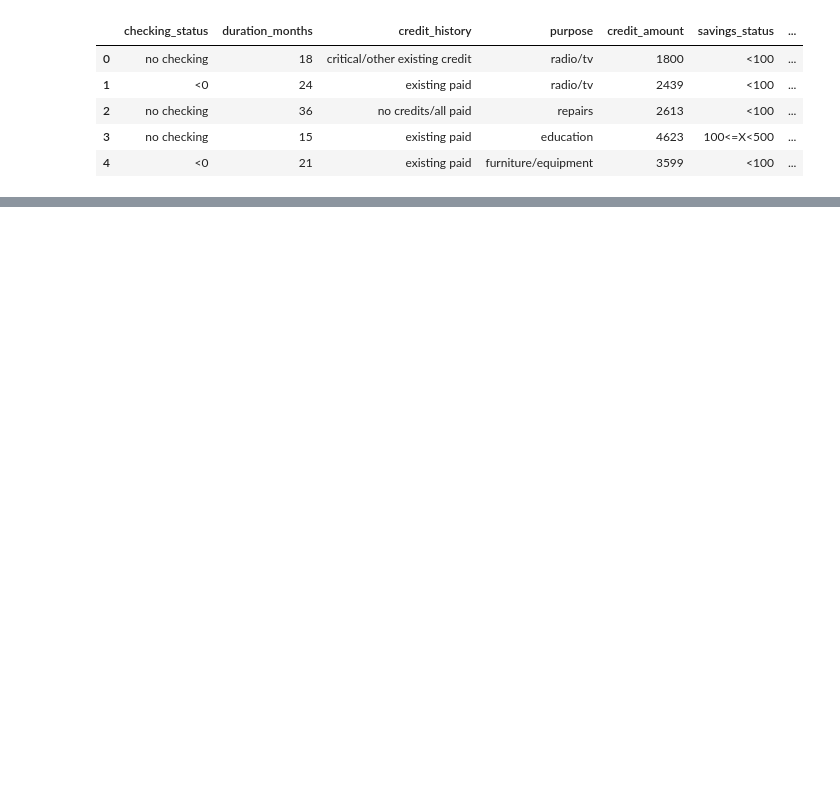
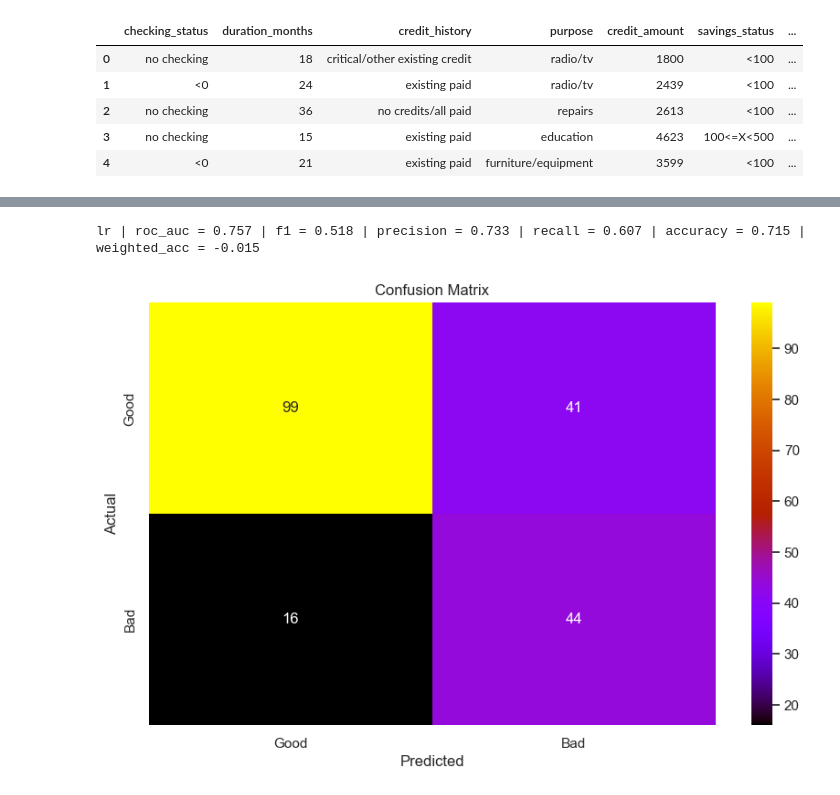
Before and after one commit to Shilenkovv/Credit_risk, a Jupyter notebook: notebooks/train.ipynb, the cells around one changed output, grey strips where cells are left out. Drawn from its saved outputs; the diff is of its cells as text; code cells hidden in the pictures; blank space fills up the shorter version.

```diff
--- a/notebooks/train.ipynb
+++ b/notebooks/train.ipynb
@@ -342,9 +366,9 @@ rf_pipeline = Pipeline(steps=[
 ])
 
 grid_params_rf = {
-    'classify__n_estimators': range(50, 1000, 25),
-    'classify__max_depth': range(1, 11),
-    'classify__min_samples_leaf': [5, 10, 15, 25, 50, 60, 70, 80, 90, 100],
+    'classify__n_estimators': range(50, 1000, 100),
+    'classify__max_depth': range(1, 13, 1),
+    'classify__min_samples_leaf': [10, 25, 50, 75, 100],
     'classify__criterion': ['entropy', 'gini'],
     'classify__max_features': [None, 0.75, 0.5, 0.25, 'sqrt', 'log2']
 }
@@ -471,0 +532,29 @@ name = cb     | roc_auc = 0.779 | f1 = 0.603 | precision = 0.487 | recall = 0.79
+# %%
+with open('../models/Logistic_Regression.pkl', 'rb') as file:
+    best_model = pickle.load(file)
+
+best_model.fit(train[X], train[y])
+pred = best_model.predict(test[X])
+pred_proba = best_model.predict_proba(test[X])
+
+roc_auc, accuracy, f1, precision, recall, weighted_acc = calc_metrics(test[y].values.ravel(), pred, pred_proba)
+
+print(f'{"lr"} | {roc_auc = :.3f} | {f1 = :.3f} | {precision = :.3f} | {recall = :.3f} | {accuracy = :.3f} | {weighted_acc = :.3f}')
+
+matrix = confusion_matrix(test[y], pred)
+plt.figure(figsize=(10, 6))
+sns.heatmap(
+    matrix,
+    annot=True,
+    xticklabels=['Good', 'Bad'],
+    yticklabels=['Good', 'Bad'],
+    cmap="gnuplot",
+    fmt="g",
+)
+plt.xlabel("Predicted")
+plt.ylabel("Actual")
+plt.title("Confusion Matrix")
+plt.show()
+# %% [output]
+lr | roc_auc = 0.757 | f1 = 0.518 | precision = 0.733 | recall = 0.607 | accuracy = 0.715 | weighted_acc = -0.015
+[figure, added]
```
Also changed, not shown: parts of 35 cells of this notebook, 4 other files.
